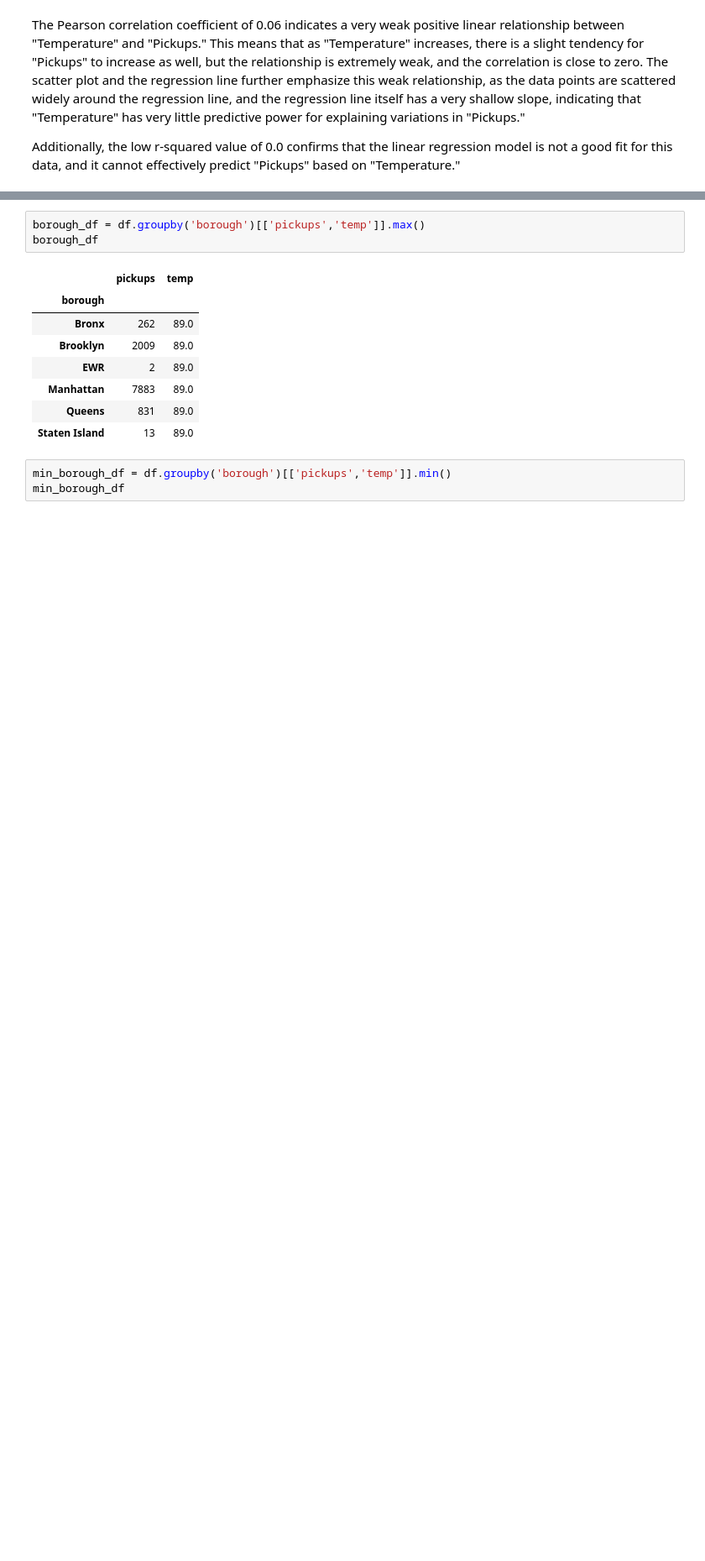
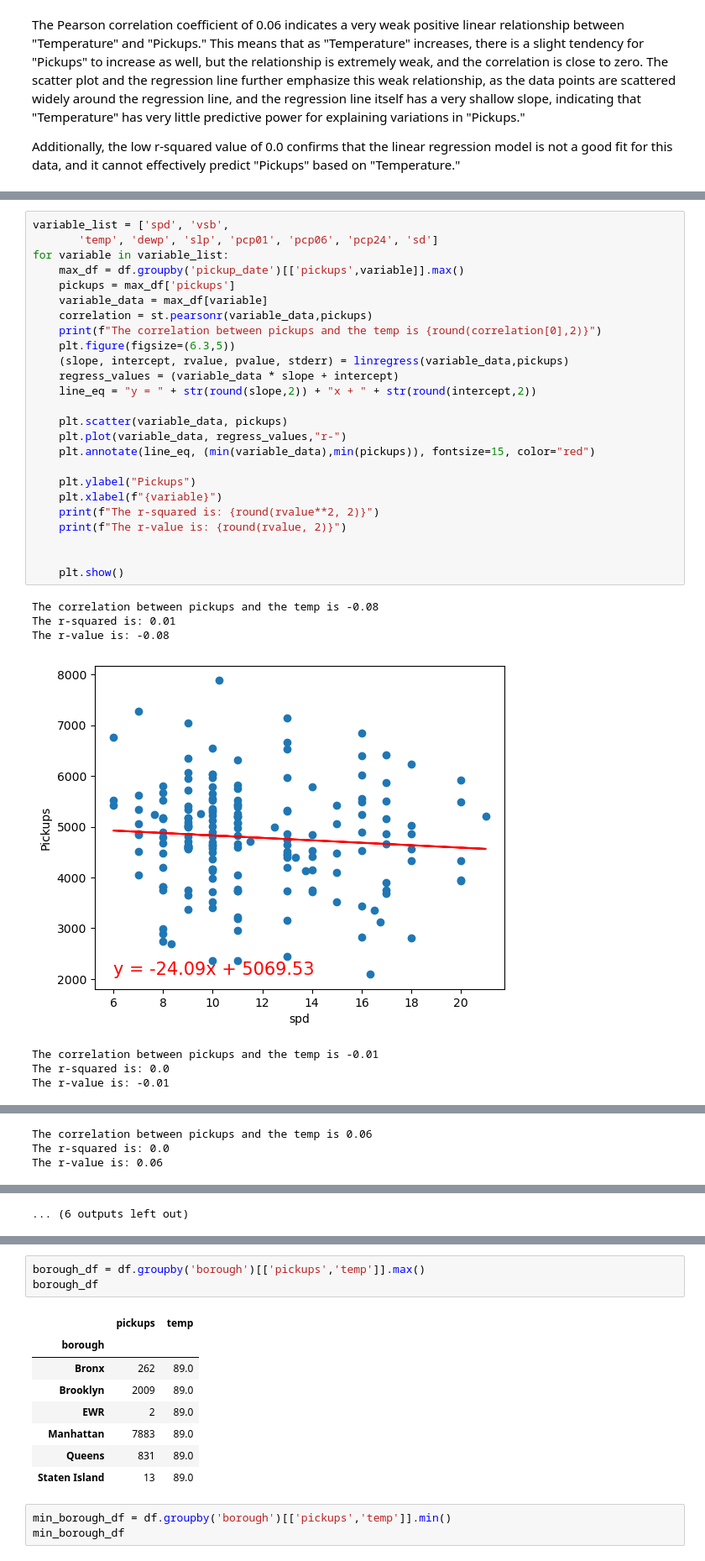
Before and after one commit to Jherza-X/Project1-Group9, a Jupyter notebook: Uber-Weather-Project/project-1 - Q1.ipynb, the cells around one changed output, grey strips where cells are left out. Shown at 84% size. Saved outputs shown, nothing was run; the diff lists cells and outputs as text; blank space fills up the shorter version.

```diff
--- a/Uber-Weather-Project/project-1 - Q1.ipynb
+++ b/Uber-Weather-Project/project-1 - Q1.ipynb
@@ -175,0 +191,33 @@ Additionally, the low r-squared value of 0.0 confirms that the linear regression
+# %%
+variable_list = ['spd', 'vsb',
+       'temp', 'dewp', 'slp', 'pcp01', 'pcp06', 'pcp24', 'sd']
+for variable in variable_list:
+    max_df = df.groupby('pickup_date')[['pickups',variable]].max()
+    pickups = max_df['pickups']
+    variable_data = max_df[variable]
+    correlation = st.pearsonr(variable_data,pickups)
+    print(f"The correlation between pickups and the temp is {round(correlation[0],2)}")
+    plt.figure(figsize=(6.3,5))
+    (slope, intercept, rvalue, pvalue, stderr) = linregress(variable_data,pickups)
+    regress_values = (variable_data * slope + intercept)
+    line_eq = "y = " + str(round(slope,2)) + "x + " + str(round(intercept,2))
+
+    plt.scatter(variable_data, pickups)
+    plt.plot(variable_data, regress_values,"r-")
+    plt.annotate(line_eq, (min(variable_data),min(pickups)), fontsize=15, color="red")
+
+    plt.ylabel("Pickups")
+    plt.xlabel(f"{variable}")
+    print(f"The r-squared is: {round(rvalue**2, 2)}")
+    print(f"The r-value is: {round(rvalue, 2)}")
+
+
+    plt.show()
+# %% [output]
+The correlation between pickups and the temp is -0.08
+The r-squared is: 0.01
+The r-value is: -0.08
+[figure, added]
+The correlation between pickups and the temp is -0.01
+The r-squared is: 0.0
+The r-value is: -0.01
@@ -175,0 +225,3 @@ Additionally, the low r-squared value of 0.0 confirms that the linear regression
+The correlation between pickups and the temp is 0.06
+The r-squared is: 0.0
+The r-value is: 0.06
@@ -175,0 +241 @@ Additionally, the low r-squared value of 0.0 confirms that the linear regression
+... (6 outputs left out)
```
Also changed, not shown: parts of 4 cells of this notebook.
